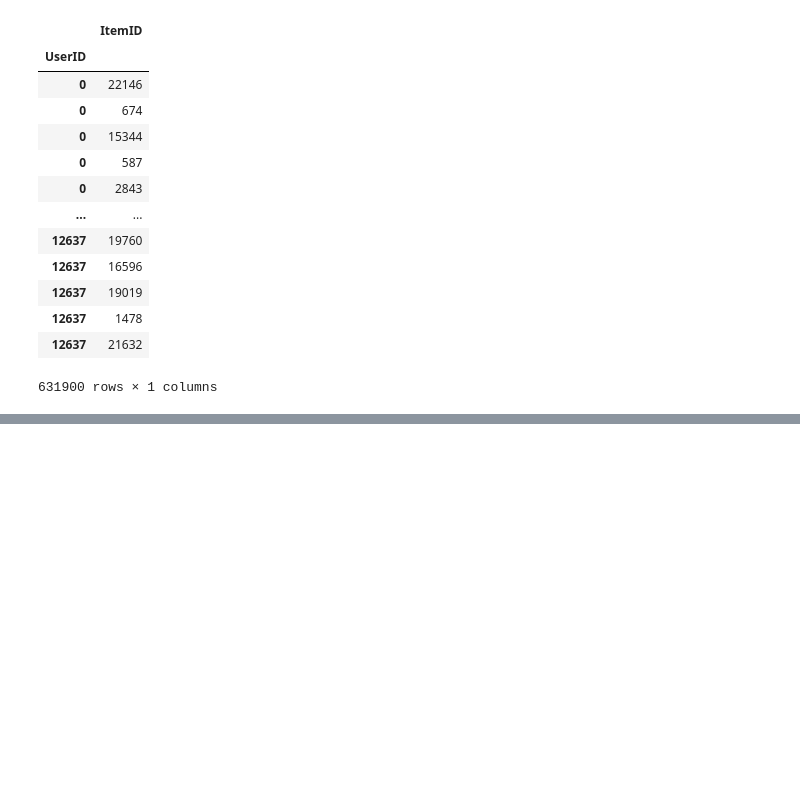
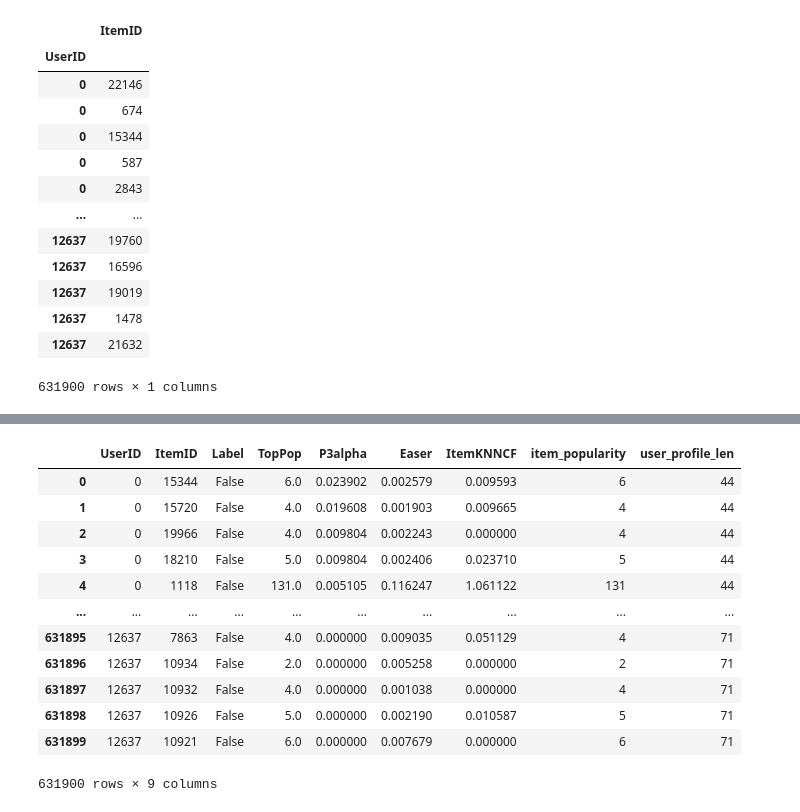
Before and after one commit to kiinami/rcs, a Jupyter notebook: jp_xgboost.ipynb, the cells around one changed output, grey strips where cells are left out. Drawn from its saved outputs; the diff is of its cells as text; code cells hidden in the pictures; blank space fills up the shorter version.

```diff
--- a/jp_xgboost.ipynb
+++ b/jp_xgboost.ipynb
@@ -93,30 +150,30 @@ topPop.fit()
 
 p3alpha_study = optuna.create_study(
     study_name="P3Alpha",
-    storage=get_database_url(),
+    #storage=get_database_url(),
     load_if_exists=True,
     direction="maximize",
 )
 p3alpha = P3alphaRecommender(data_train_val)
-p3alpha.fit(**p3alpha_study.best_params)
+p3alpha.fit()
 
 easer_study = optuna.create_study(
     study_name="Easer",
-    storage=get_database_url(),
+    #storage=get_database_url(),
     load_if_exists=True,
     direction="maximize",
 )
 easer = EASE_R_Recommender(data_train_val)
-easer.fit(**easer_study.best_params)
+easer.fit()
 
 itemknncf_study = optuna.create_study(
     study_name="ItemKNNCF",
-    storage=get_database_url(),
+    #storage=get_database_url(),
     load_if_exists=True,
     direction="maximize",
 )
 itemknncf = ItemKNNCFRecommender(data_train_val)
-itemknncf.fit(**itemknncf_study.best_params)
+itemknncf.fit()
 
 
 other_algorithms = {
@@ -136,19 +193,38 @@ Similarity column 22222 (100.0%), 9023.86 column/sec. Elapsed time 2.46 sec
 # %%
 import scipy.sparse as sps
+from tqdm import tqdm
 
-for user_id in range(n_users):
+training_dataframe = training_dataframe.set_index('UserID')
+
+for user_id in tqdm(range(n_users)):
     for rec_label, rec_instance in other_algorithms.items():
         item_list = training_dataframe.loc[user_id, "ItemID"].values.tolist()
         all_item_scores = rec_instance._compute_item_score([user_id], items_to_compute = item_list)
         training_dataframe.loc[user_id, rec_label] = all_item_scores[0, item_list]
 
 training_dataframe = training_dataframe.reset_index()
 training_dataframe = training_dataframe.rename(columns = {"index": "UserID"})
 
 item_popularity = np.ediff1d(sps.csc_matrix(data_train_val).indptr)
 training_dataframe['item_popularity'] = item_popularity[training_dataframe["ItemID"].values.astype(int)]
 user_popularity = np.ediff1d(sps.csr_matrix(data_train_val).indptr)
 training_dataframe['user_profile_len'] = user_popularity[training_dataframe["UserID"].values.astype(int)]
+
+training_dataframe
+# %% [output]
+|  | UserID | ItemID | Label | TopPop | P3alpha | Easer | ItemKNNCF | item_popularity | user_profile_len |
+| 0 | 0 | 15344 | False | 6.0 | 0.023902 | 0.002579 | 0.009593 | 6 | 44 |
+| 1 | 0 | 15720 | False | 4.0 | 0.019608 | 0.001903 | 0.009665 | 4 | 44 |
+| 2 | 0 | 19966 | False | 4.0 | 0.009804 | 0.002243 | 0.000000 | 4 | 44 |
+| 3 | 0 | 18210 | False | 5.0 | 0.009804 | 0.002406 | 0.023710 | 5 | 44 |
+| 4 | 0 | 1118 | False | 131.0 | 0.005105 | 0.116247 | 1.061122 | 131 | 44 |
+| ... | ... | ... | ... | ... | ... | ... | ... | ... | ... |
+| 631895 | 12637 | 7863 | False | 4.0 | 0.000000 | 0.009035 | 0.051129 | 4 | 71 |
+| 631896 | 12637 | 10934 | False | 2.0 | 0.000000 | 0.005258 | 0.000000 | 2 | 71 |
+| 631897 | 12637 | 10932 | False | 4.0 | 0.000000 | 0.001038 | 0.000000 | 4 | 71 |
+| 631898 | 12637 | 10926 | False | 5.0 | 0.000000 | 0.002190 | 0.010587 | 5 | 71 |
+| 631899 | 12637 | 10921 | False | 6.0 | 0.000000 | 0.007679 | 0.000000 | 6 | 71 |
+631900 rows × 9 columns
 # %%
 training_dataframe = training_dataframe.set_index('ItemID')
 training_dataframe = training_dataframe.reset_index()
```
Also changed, not shown: parts of 9 cells of this notebook, 1 other file.
